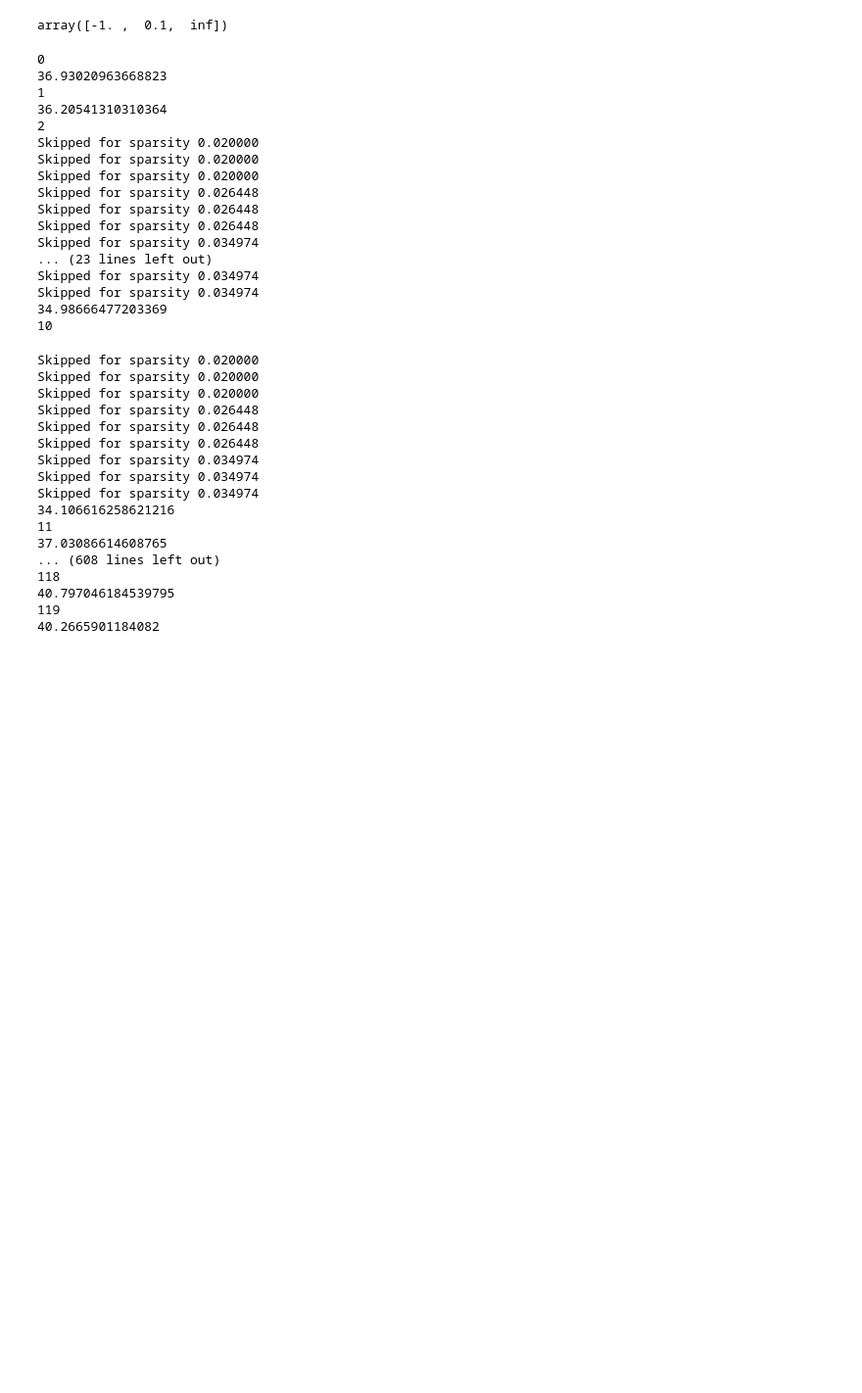
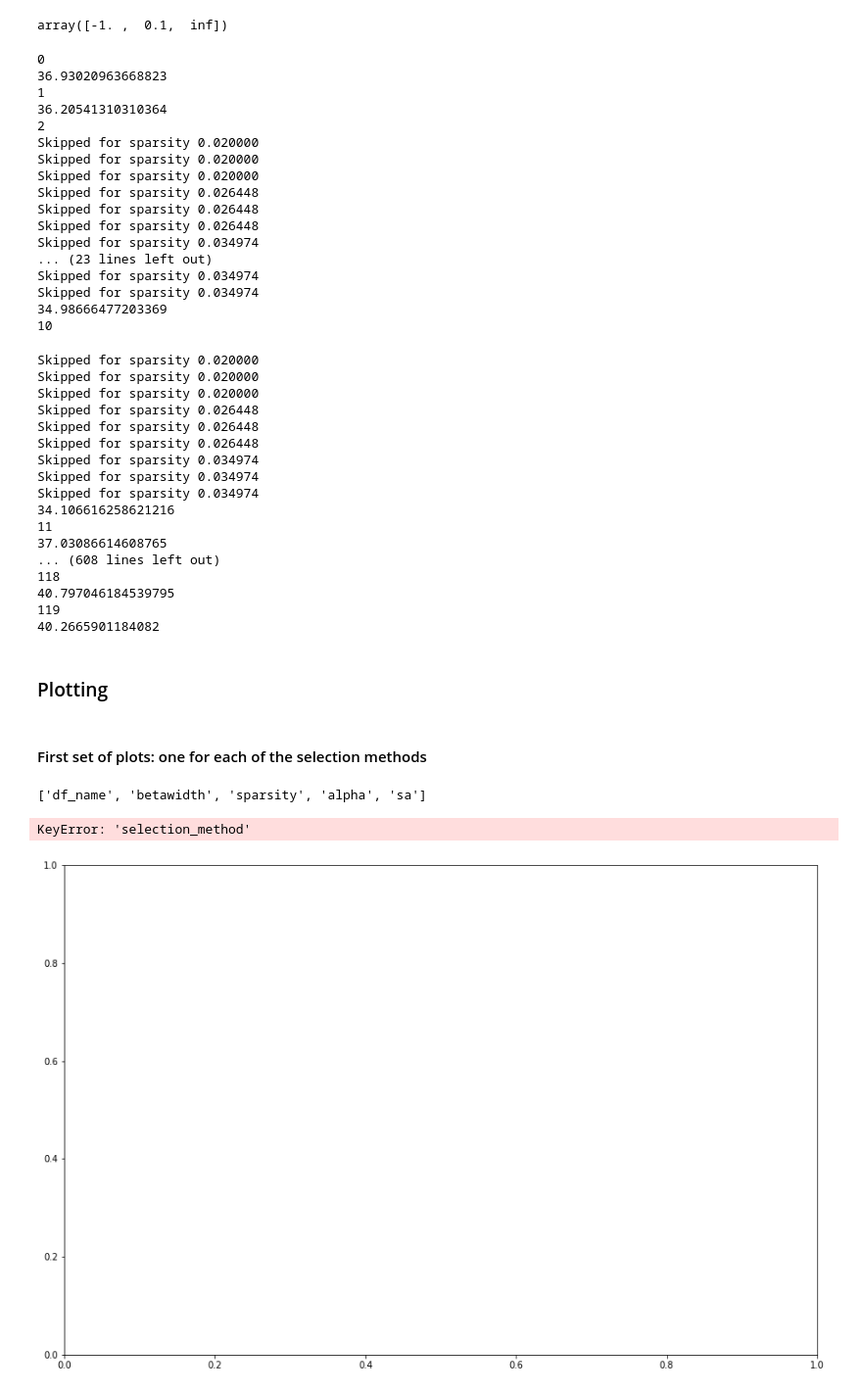
Before and after one commit to akumar01/uoicorr_analysis, a Jupyter notebook: notebooks/finalfinal/alpha_scaling.ipynb, the cells around one changed output. Shown at 98% size. Cells and saved outputs as stored; diff of their text form; code cells hidden in the pictures; blank space fills up the shorter version.

```diff
--- a/notebooks/finalfinal/alpha_scaling.ipynb
+++ b/notebooks/finalfinal/alpha_scaling.ipynb
@@ -86,8 +100,10 @@ def calc_eta_sa(cov_indices, df, flag, threshold=1):
 # %%
 cov_params = []
 for cov_idx in np.arange(120):
-    _, cp = load_covariance(cov_idx)
+    _, cp = load_covariance(cov_idx, path = '/home/akumar/nse')
     cov_params.append(cp)
+# %%
+sparse_beta = pd.DataFrame(sparse_beta)
 # %%
 # Eigenvalue constant
 def calc_alpha_sa(cov_indices, df, rho, ss_, flag, threshold=1):
@@ -139,10 +160,9 @@ for i, dframe in enumerate(dframes):
                 df = apply_df_filters(dframe, kappa=kappa, np_ratio=np_ratio, selection_method=sm,
                                       betawidth=bw, sparsity=s)
                 cov_indices = np.unique(df['cov_idx'].values)
-                t0 = time.time()
                 alpha_, sa_ = calc_alpha_sa(cov_indices, df, rho=eigenvalue_bounds[:, k],
                                             ss_=ss[:, k, j], flag=None)
                 alpha_datalist.append({'df_name' : dframe_names[i], 'betawidth': bw, 'sparsity' : s,
-                                       'alpha': alpha_, 'sa': sa_})
-    print('Dataframe: %s, bw_idx: %d, time: %f' % (dframe_names[i], j, time.time() - t0))
+                                       'alpha': alpha_, 'sa': sa_, 'selection_method': sm})
+        print('Dataframe: %s, bw_idx: %d, time: %f' % (dframe_names[i], j, time.time() - t0))
 # %% [output]
@@ -335,3 +360,55 @@ Skipped for sparsity 0.034974
 40.797046184539795
 119
 40.2665901184082
+# %% [markdown]
+### Plotting
+# %% [markdown]
+#### First set of plots: one for each of the selection methods
+# %%
+alpha_datalist = pd.DataFrame(alpha_datalist)
+# %%
+list(alpha_datalist.keys())
+# %% [output]
+['df_name', 'betawidth', 'sparsity', 'alpha', 'sa']
+# %%
+# Plot either the average selection accuracy or the percent of runs that exceed a certain threshold as a
+# function of the parameter alpha. alpha = rho(Omega) sum(beta_min^2)/sigma^2
+
+# Calculate across signal to noise ratios, n/p ratio = 4
+np_ratio = 4
+kappa = 5
+selection_method = 'BIC'
+dframe_names = np.unique(alpha_datalist['df_name'].values)
+
+# Blue
+c1 = ['#4286f4', '#99bdf7', '#00aeff']
+# Green
+c2 = ['#3ab700', '#bae288', '#64821d']
+# Red
+c3 = ['#e50b0b', '#ef5f5f', '#70001d']
+# Cyan
+c4 = ['#1ec9be', '#d799ff', '#572677']
+# Orange
+c5 = ['#e38f12']
+
+cols = [c1[0], c2[0], c3[0], c4[0], c5[0]]
+pal_colors = cols
+
+fig, ax = plt.subplots(figsize=(15, 10))
+
+# There will only be one curve over all snr, cov_params, betawidth, etc...
+# np_ratio and selection methods will vary
+
+for i, dframe in enumerate(dframe_names):
+    rows = apply_df_filters(alpha_datalist, df_name=dframe, selection_method=selection_method,
+                            np_ratio=np_ratio, kappa=kappa)
+    pdb.set_trace()
+    ax.scatter(np.ma.log(alpha[i]), sa[i], label=dframe_names[i])
+
+ax.set_xlim([-18, -2])
+ax.set_ylabel('Selection Accuracy', fontsize=16)
+ax.set_xlabel(r'$\log(\alpha)$', fontsize=16)
+ax.legend()
+# %% [output]
+KeyError: 'selection_method'
+[figure, added]
```
Also changed, not shown: parts of 9 cells of this notebook.
